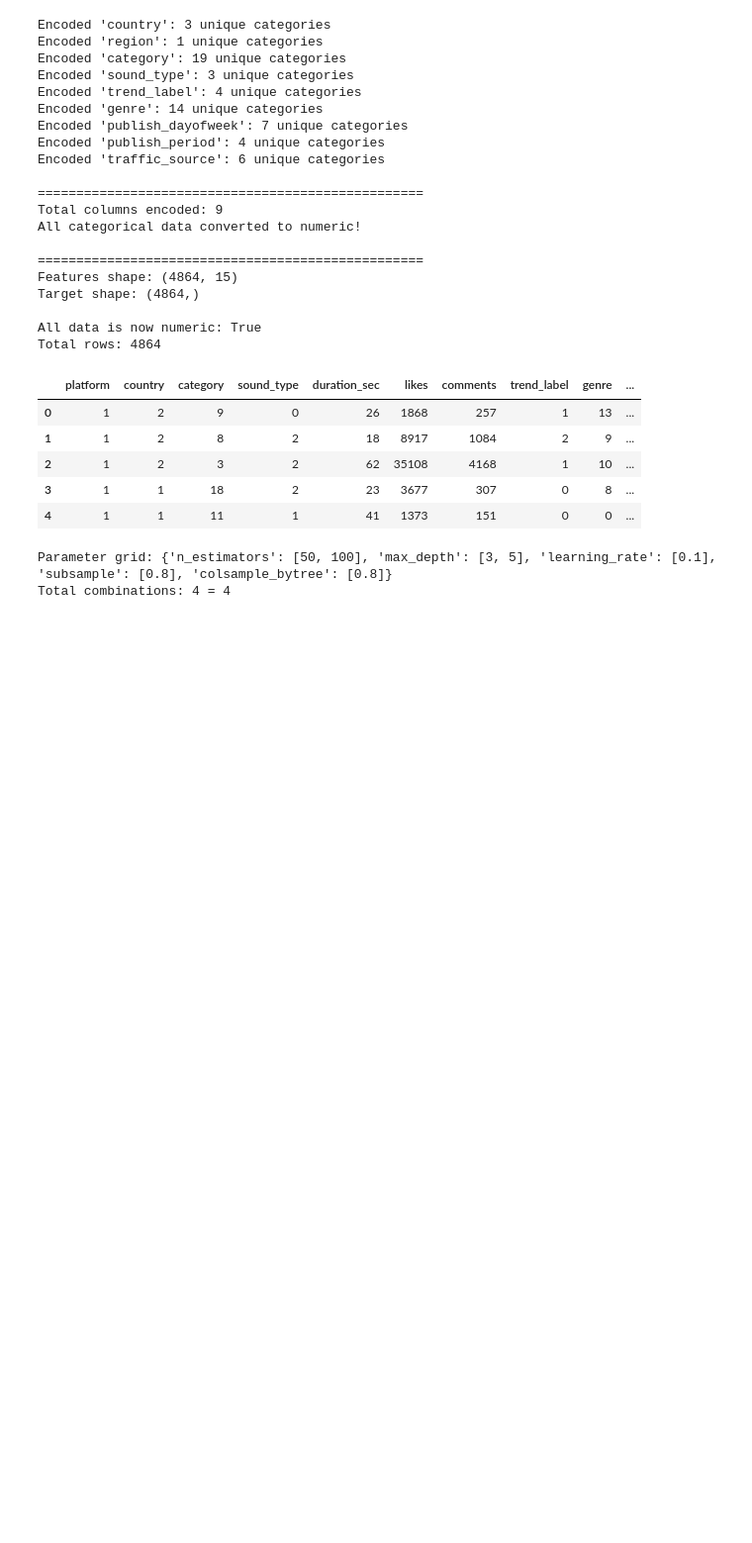
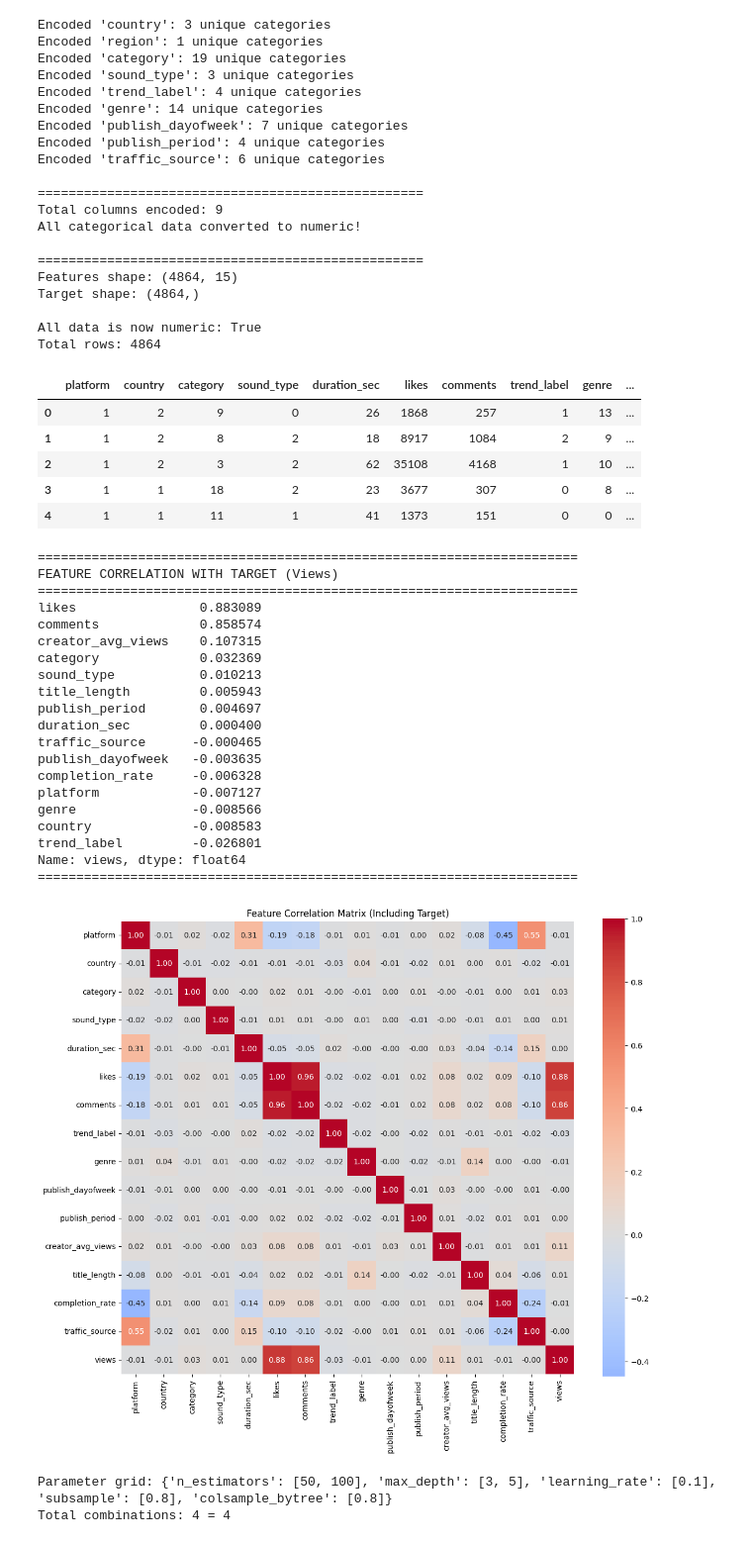
Before and after one commit to TimurGar/Final-Project-ML, a Jupyter notebook: main.ipynb, the cells around one changed output. Shown at 99% size. Cells and saved outputs as stored; diff of their text form; code cells hidden in the pictures; blank space fills up the shorter version.

Commit message:
Correlation Matrix to views added

```diff
--- a/main.ipynb
+++ b/main.ipynb
@@ -114,6 +115,49 @@ Total rows: 4864
 | 2 | 1 | 2 | 3 | 2 | 62 | 35108 | 4168 | 1 | 10 | ... |
 | 3 | 1 | 1 | 18 | 2 | 23 | 3677 | 307 | 0 | 8 | ... |
 | 4 | 1 | 1 | 11 | 1 | 41 | 1373 | 151 | 0 | 0 | ... |
+# %%
+#Computing Feature Correlations
+#Need seaborn as sns
+
+# Compute correlation matrix
+correlation_matrix = X_encoded.copy()
+correlation_matrix['views'] = y_encoded
+correlation_with_target = correlation_matrix.corr()['views'].drop('views').sort_values(ascending=False)
+
+print("="*70)
+print("FEATURE CORRELATION WITH TARGET (Views)")
+print("="*70)
+print(correlation_with_target)
+print("="*70)
+
+# Heatmap of all correlations
+plt.figure(figsize=(12, 10))
+sns.heatmap(correlation_matrix.corr(), annot=True, cmap='coolwarm', center=0, fmt='.2f', square=True)
+plt.title("Feature Correlation Matrix (Including Target)")
+plt.tight_layout()
+plt.show()
+# %% [output]
+======================================================================
+FEATURE CORRELATION WITH TARGET (Views)
+======================================================================
+likes                0.883089
+comments             0.858574
+creator_avg_views    0.107315
+category             0.032369
+sound_type           0.010213
+title_length         0.005943
+publish_period       0.004697
+duration_sec         0.000400
+traffic_source      -0.000465
+publish_dayofweek   -0.003635
+completion_rate     -0.006328
+platform            -0.007127
+genre               -0.008566
+country             -0.008583
+trend_label         -0.026801
+Name: views, dtype: float64
+======================================================================
+[figure, added]
 # %%
 # Hyperparameter grid for XGBoost Regressor
 param_grid = {
```
Also changed, not shown: parts of 5 cells of this notebook.
